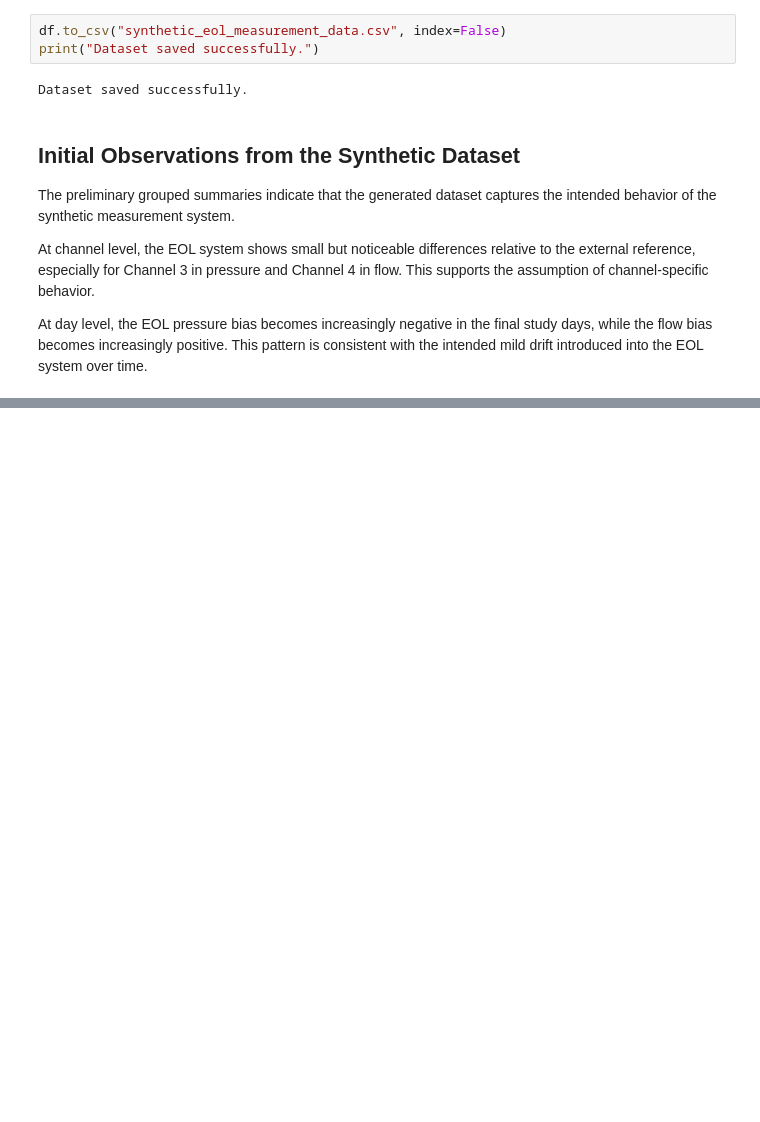
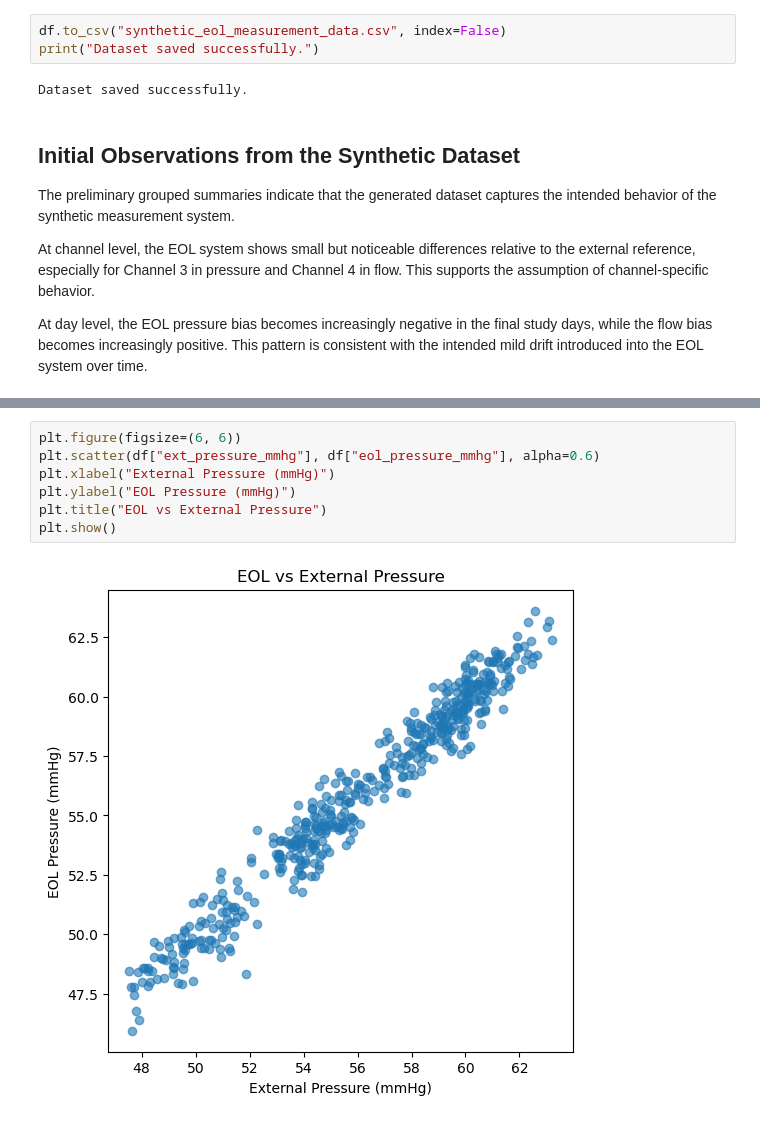
Before and after one commit to simonsvp/EOL-Measurement-System-Analysis-with-ANOVA-and-Decision-Risk, a Jupyter notebook: measurement_system_analysis.ipynb, the cells around one changed output, grey strips where cells are left out. Drawn from its saved outputs; the diff is of its cells as text; blank space fills up the shorter version.

```diff
--- a/measurement_system_analysis.ipynb
+++ b/measurement_system_analysis.ipynb
@@ -563,0 +762,9 @@ At day level, the EOL pressure bias becomes increasingly negative in the final s
+# %%
+plt.figure(figsize=(6, 6))
+plt.scatter(df["ext_pressure_mmhg"], df["eol_pressure_mmhg"], alpha=0.6)
+plt.xlabel("External Pressure (mmHg)")
+plt.ylabel("EOL Pressure (mmHg)")
+plt.title("EOL vs External Pressure")
+plt.show()
+# %% [output]
+[figure, added]
```
Also changed, not shown: parts of 26 cells of this notebook.
